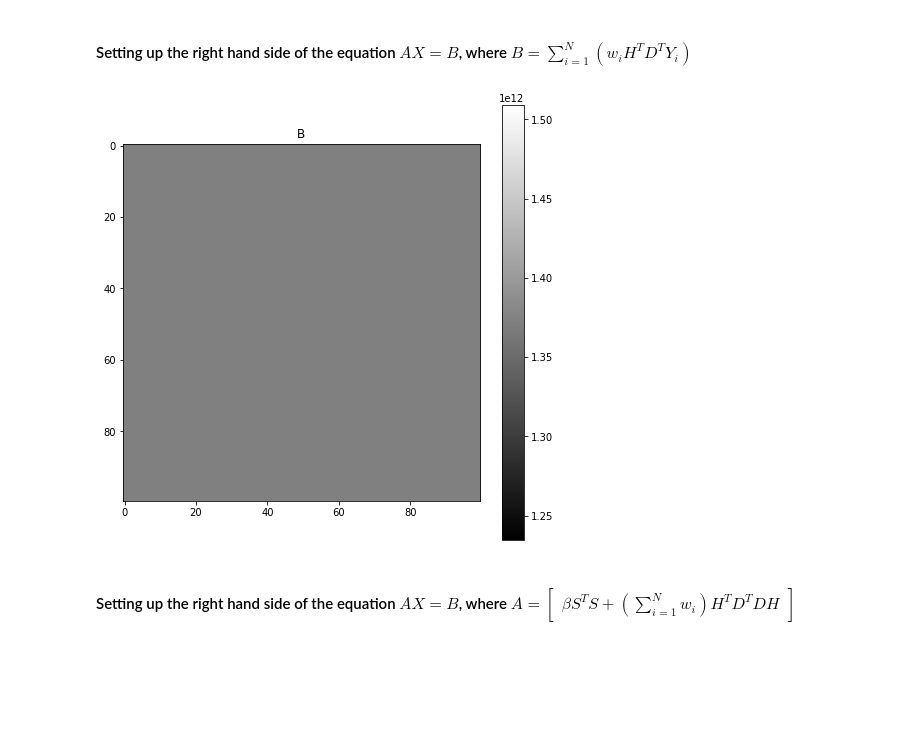
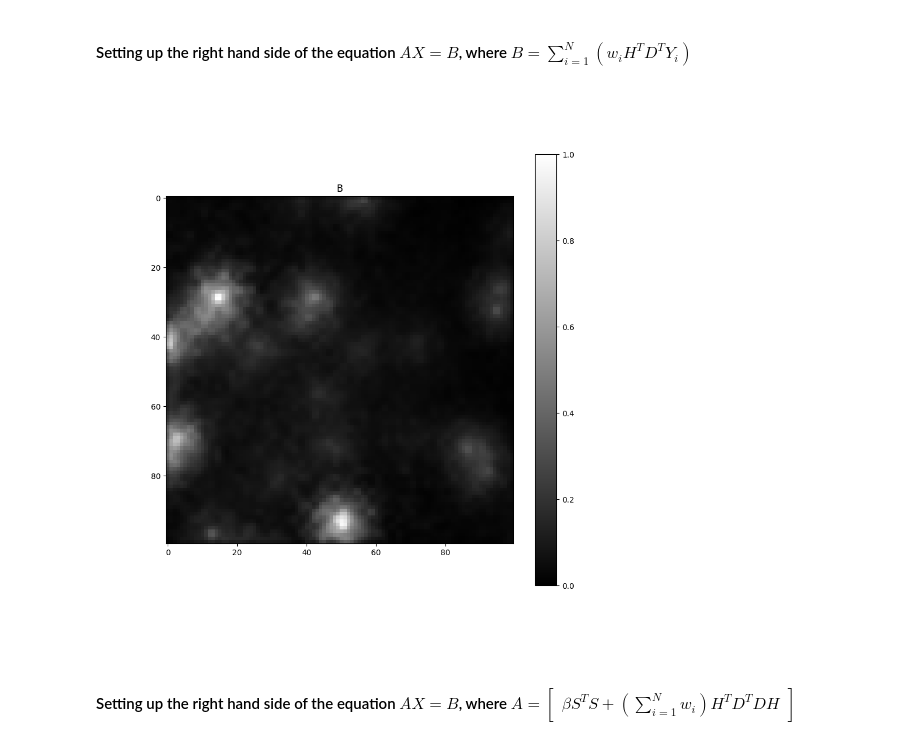
Before and after one commit to adamrcampbell/supy-res-imaging, a Jupyter notebook: notebooks/System of Linear Equations.ipynb, the cells around one changed output. Saved outputs shown, nothing was run; the diff lists cells and outputs as text; code cells hidden in the pictures; blank space fills up the shorter version.

Commit message:
Matrix functions work accurately, seems like I can solve for x?

```diff
--- a/notebooks/System of Linear Equations.ipynb
+++ b/notebooks/System of Linear Equations.ipynb
@@ -68,7 +68,7 @@ To do:
 
 ---
 # %%
-%matplotlib inline
+%matplotlib widget
 
 import numpy as np
 import matplotlib.pyplot as plt
@@ -77,7 +77,7 @@ from skimage import data, io, color
 from skimage.transform import resize
 
 
-plt.rcParams['figure.figsize'] = [8, 8]
+plt.rcParams['figure.figsize'] = [10, 10]
 
 def show_image(image, title):
     plt.imshow(image, cmap=plt.get_cmap("gray"))
@@ -88,7 +88,10 @@ def show_image(image, title):
 def normalise(data):
     return (data - np.min(data)) / (np.max(data) - np.min(data))
 
-def decimation_matrix(l, m): # uses padding - needs a revamp...
+def rrmse(a, b):
+    return np.sqrt((1 / a.shape[0]**2) * np.sum((a-b)**2) / np.sum(b**2))
+
+def decimation_matrix(l, m):
     d_matrix = np.zeros((m**2, l**2), dtype=np.float32)
 
     tile = np.repeat((1, 0, 1), (2, l - 2, 2)) # assuming taking 2 neighbours per dimension
@@ -141,20 +144,33 @@ timesteps_per_y = 5
 l = 100
 m = 50
 n = timesteps // timesteps_per_y
-β = 1.0 # no smoothing influence
-w = 1.0 # full confidence
+β = 150.0 # sharpening factor
+w = np.ones(n) # y image weightings, eventually driven by visibility weights
 
 # all time steps direct image
 filename = "../data/direct_image_ts_0_29.bin"
 x_true = np.fromfile(filename, dtype=np.float32)
 x_true = x_true.reshape(l, l)
+x_true = normalise(x_true)
 # show_image(x_true, "True X")
 
 # all time steps direct psf
 filename = "../data/direct_psf_ts_0_29.bin"
 x_psf = np.fromfile(filename, dtype=np.float32)
-x_psf = x_psf.reshape(l, l)
-# show_image(x_psf, "True X PSF")
+# x_psf = x_psf.reshape(l, l)[1:, 1:] # trim row 0 and all column 0 (to ensure odd dimensions with the peak in the center)
+x_psf /= np.max(x_psf)
+
+trim_half_len = 2
+psf_min = l//2 - (trim_half_len - 1)
+psf_max = l//2 + trim_half_len
+x_psf = x_psf.reshape(l, l)[psf_min:psf_max, psf_min:psf_max]
+
+# x_psf = np.zeros((l, l))
+# x_psf[50, 50] = 1.0
+# show_image(x_psf, "Trimmed PSF")
+# plt.plot(x_psf[x_psf.shape[0]//2])
+
+# trim PSF to small bounds, normalised
 
 # Storing all low-res images as layered stack
 y = np.zeros((n, m, m))
@@ -163,6 +179,7 @@ y = np.zeros((n, m, m))
 for i in np.arange(n):
     filename = f"../data/direct_image_ts_{i * timesteps_per_y}_{i * timesteps_per_y + timesteps_per_y - 1}.bin"
     y[i] = np.fromfile(filename, dtype=np.float32).reshape(m, m)
+    y[i] = normalise(y[i])
     # show_image(y[i], f"$Y_{i}$")
 
 # batched time steps point spread functions
@@ -175,25 +192,25 @@ for i in np.arange(n):
 #     # show_image(Y_i_psf, "$Y_{%d}$ PSF" % i)
 
 # Decimation matrix
-d = np.ones((m**2, l**2))
+d = decimation_matrix(l, m) # takes the sum of 4 l neighbours to form 1 m pixel
 
 # Blur matrix (psf)
-h = np.ones((l**2, l**2))
+h = convolution_matrix(l, x_psf)
 
 # Sharpening matrix (laplacian)
-# laplacian = np.array([[0, -1,  0], [-1,  4, -1], [0, -1,  0]], dtype=np.float32)
-# s = convolution_matrix(l, laplacian)
+laplacian = np.array([[0, -1,  0], [-1,  4, -1], [0, -1,  0]], dtype=np.float32)
+s = convolution_matrix(l, laplacian)
 # %% [markdown]
 #### Setting up the right hand side of the equation $AX = B$, where $B = \sum\limits_{i=1}^N (w_iH^TD^TY_i)$
 # %%
 b = np.zeros(l**2, dtype=np.float32)
 
 for i in np.arange(n):
-    b += np.matmul(h.T, np.matmul(d.T, y[i].flatten()))
+    b += np.matmul(w[i] * h.T, np.matmul(d.T, y[i].flatten()))
 
-show_image(b.reshape(l, l), "B")
+show_image(normalise(b.reshape(l, l)), "B")
 # %% [output]
-[figure, old version]
+[figure, new version]
 # %% [markdown]
 #### Setting up the right hand side of the equation $AX=B$, where $A = \begin{bmatrix}
   \beta S^T S + (\sum\limits_{i=1}^N w_i) H^TD^TDH
```
Also changed, not shown: parts of 3 cells of this notebook, 1 other file.
